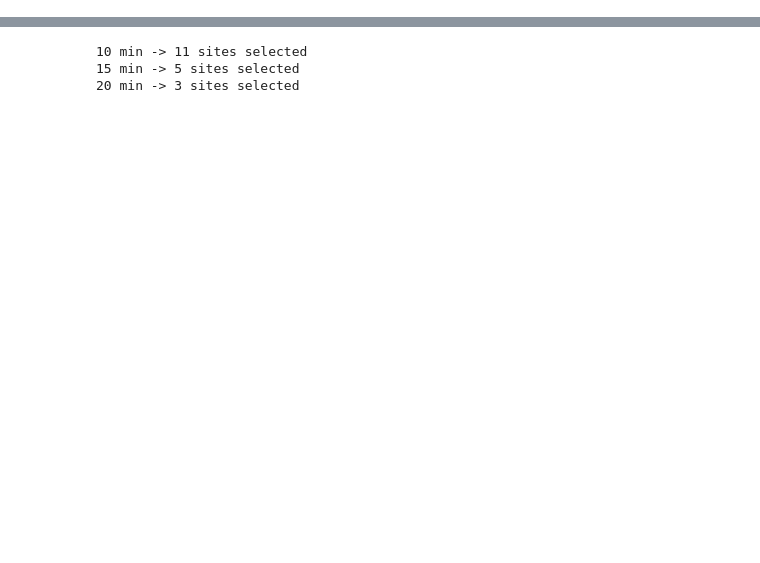
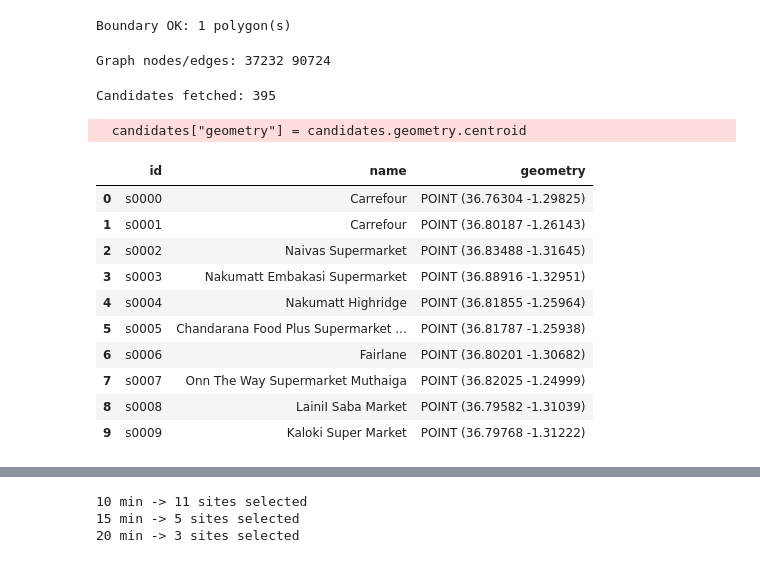
Before and after one commit to dk546/ev-charging-nairobi, a Jupyter notebook: notebooks/01_ev_nairobi_setcover.ipynb, the cells around one changed output, grey strips where cells are left out. Cells and saved outputs as stored; diff of their text form; code cells hidden in the pictures; blank space fills up the shorter version.

```diff
--- a/notebooks/01_ev_nairobi_setcover.ipynb
+++ b/notebooks/01_ev_nairobi_setcover.ipynb
@@ -93,0 +51,64 @@ Demand points: 560
+# %%
+# Fetch Nairobi boundary and keep in WGS84
+boundary = ox.geocode_to_gdf(PLACE_NAME).to_crs("EPSG:4326")
+polygon = boundary.geometry.union_all()
+
+print("Boundary OK:", len(boundary), "polygon(s)")
+# %% [output]
+Boundary OK: 1 polygon(s)
+# %%
+# Increase network timeouts for heavier downloads
+ox.settings.timeout = 180
+
+# Download/simplify drive graph, add speeds and travel times (seconds)
+G = ox.graph_from_polygon(polygon, network_type="drive", retain_all=True, simplify=True)
+G = ox.add_edge_speeds(G)
+G = ox.add_edge_travel_times(G)
+
+print("Graph nodes/edges:", len(G.nodes), len(G.edges))
+# %% [output]
+Graph nodes/edges: 37232 90724
+# %%
+# One Overpass query using OR semantics on values
+tags = {
+    "shop": ["mall", "supermarket"],  # shop=mall OR shop=supermarket
+    "amenity": "supermarket"          # OR amenity=supermarket
+}
+
+def fetch_pois_with_retry(polygon, tags, n_retries=3, wait=10):
+    last_err = None
+    for k in range(n_retries):
+        try:
+            g = ox.features_from_polygon(polygon, tags=tags)
+            if g is not None and len(g) > 0:
+                return g
+            last_err = RuntimeError("Empty result from Overpass for given tags.")
+        except Exception as e:
+            last_err = e
+        time.sleep(wait * (k + 1))  # backoff
+    raise last_err
+
+pois = fetch_pois_with_retry(polygon, tags, n_retries=3, wait=10)
+
+# Normalize geometry to points (centroids for polygons)
+candidates = pois.to_crs("EPSG:4326").copy()
+candidates["geometry"] = candidates.geometry.centroid
+candidates = candidates.drop_duplicates(subset=["geometry"]).reset_index(drop=True)
+candidates["id"] = [f"s{idx:04d}" for idx in range(len(candidates))]
+
+print("Candidates fetched:", len(candidates))
+display(candidates.head(10)[[c for c in ["id","name","geometry"] if c in candidates.columns]])
+# %% [output]
+Candidates fetched: 395
+  candidates["geometry"] = candidates.geometry.centroid
+|  | id | name | geometry |
+| 0 | s0000 | Carrefour | POINT (36.76304 -1.29825) |
+| 1 | s0001 | Carrefour | POINT (36.80187 -1.26143) |
+| 2 | s0002 | Naivas Supermarket | POINT (36.83488 -1.31645) |
+| 3 | s0003 | Nakumatt Embakasi Supermarket | POINT (36.88916 -1.32951) |
+| 4 | s0004 | Nakumatt Highridge | POINT (36.81855 -1.25964) |
+| 5 | s0005 | Chandarana Food Plus Supermarket ... | POINT (36.81787 -1.25938) |
+| 6 | s0006 | Fairlane | POINT (36.80201 -1.30682) |
+| 7 | s0007 | Onn The Way Supermarket Muthaiga | POINT (36.82025 -1.24999) |
+| 8 | s0008 | LainiI Saba Market | POINT (36.79582 -1.31039) |
+| 9 | s0009 | Kaloki Super Market | POINT (36.79768 -1.31222) |
```
Also changed, not shown: parts of 7 cells of this notebook, 5 other files.
